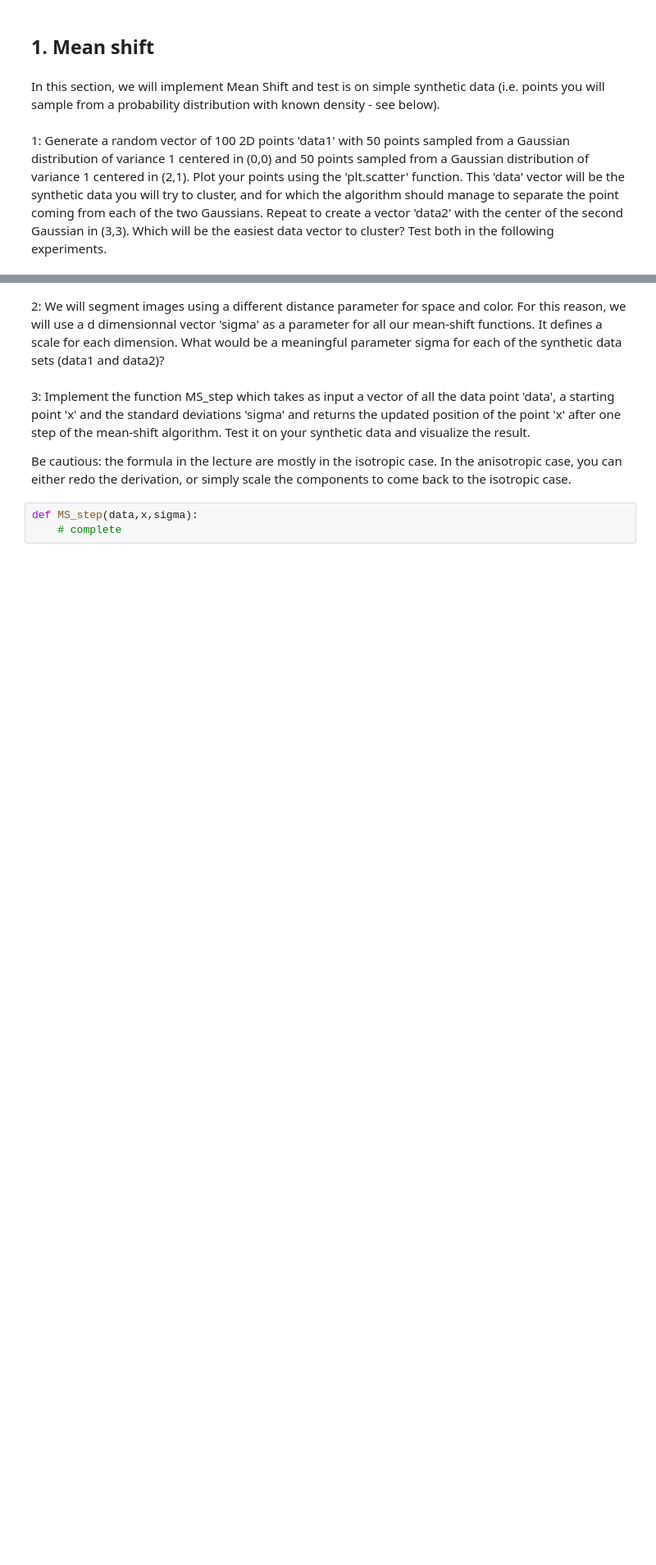
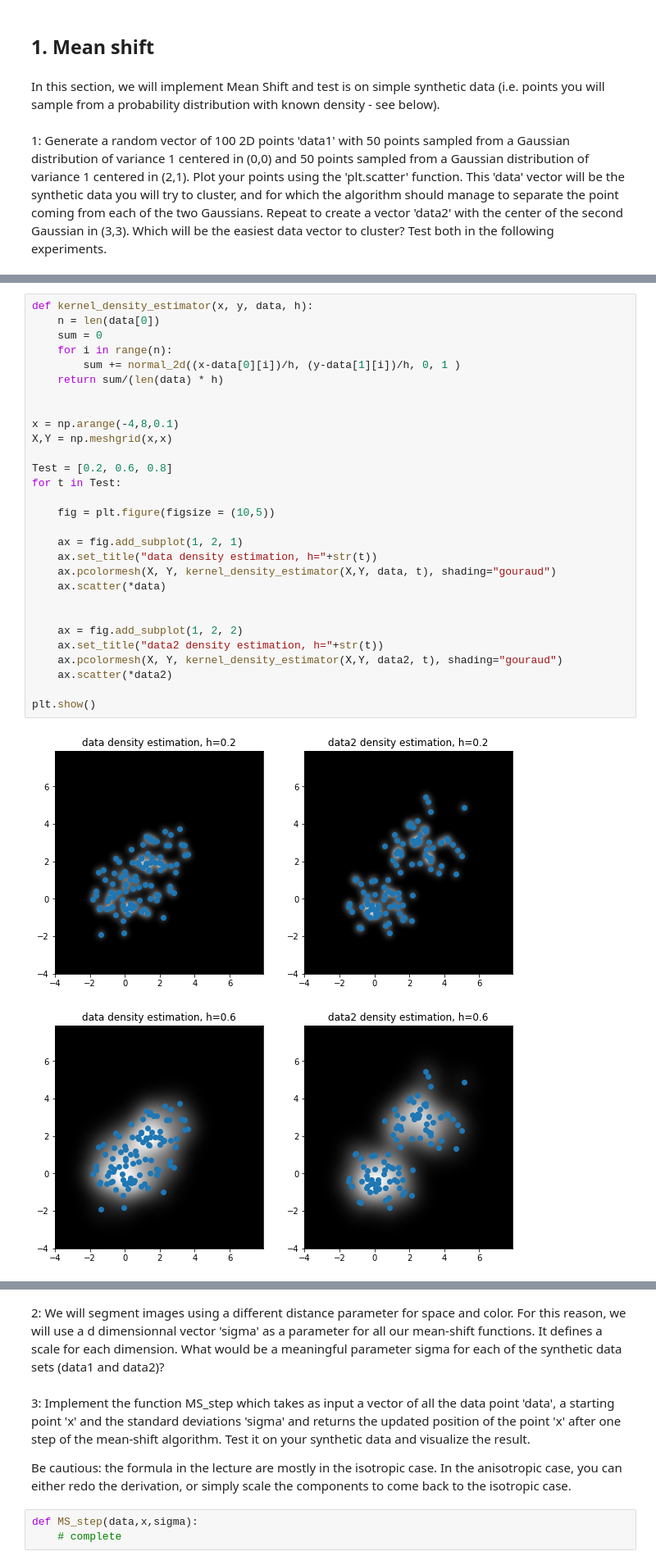
Before and after one commit to LouisLesueur/Illumination_project, a Jupyter notebook: mean_shift_TP.ipynb, the cells around one changed output, grey strips where cells are left out. Shown: that part at 82% size. Drawn from its saved outputs; the diff is of its cells as text; blank space fills up the shorter version.

```diff
--- a/mean_shift_TP.ipynb
+++ b/mean_shift_TP.ipynb
@@ -93,0 +80,32 @@ ax4.plot(x_abs4, y_ord4)
+# %%
+def kernel_density_estimator(x, y, data, h):
+    n = len(data[0])
+    sum = 0
+    for i in range(n):
+        sum += normal_2d((x-data[0][i])/h, (y-data[1][i])/h, 0, 1 )
+    return sum/(len(data) * h)
+
+
+x = np.arange(-4,8,0.1)
+X,Y = np.meshgrid(x,x)
+
+Test = [0.2, 0.6, 0.8]
+for t in Test:
+
+    fig = plt.figure(figsize = (10,5))
+
+    ax = fig.add_subplot(1, 2, 1)
+    ax.set_title("data density estimation, h="+str(t))
+    ax.pcolormesh(X, Y, kernel_density_estimator(X,Y, data, t), shading="gouraud")
+    ax.scatter(*data)
+
+
+    ax = fig.add_subplot(1, 2, 2)
+    ax.set_title("data2 density estimation, h="+str(t))
+    ax.pcolormesh(X, Y, kernel_density_estimator(X,Y, data2, t), shading="gouraud")
+    ax.scatter(*data2)
+
+plt.show()
+# %% [output]
+[figure, added]
+[figure, added]
```
Also changed, not shown: parts of 6 cells of this notebook.
